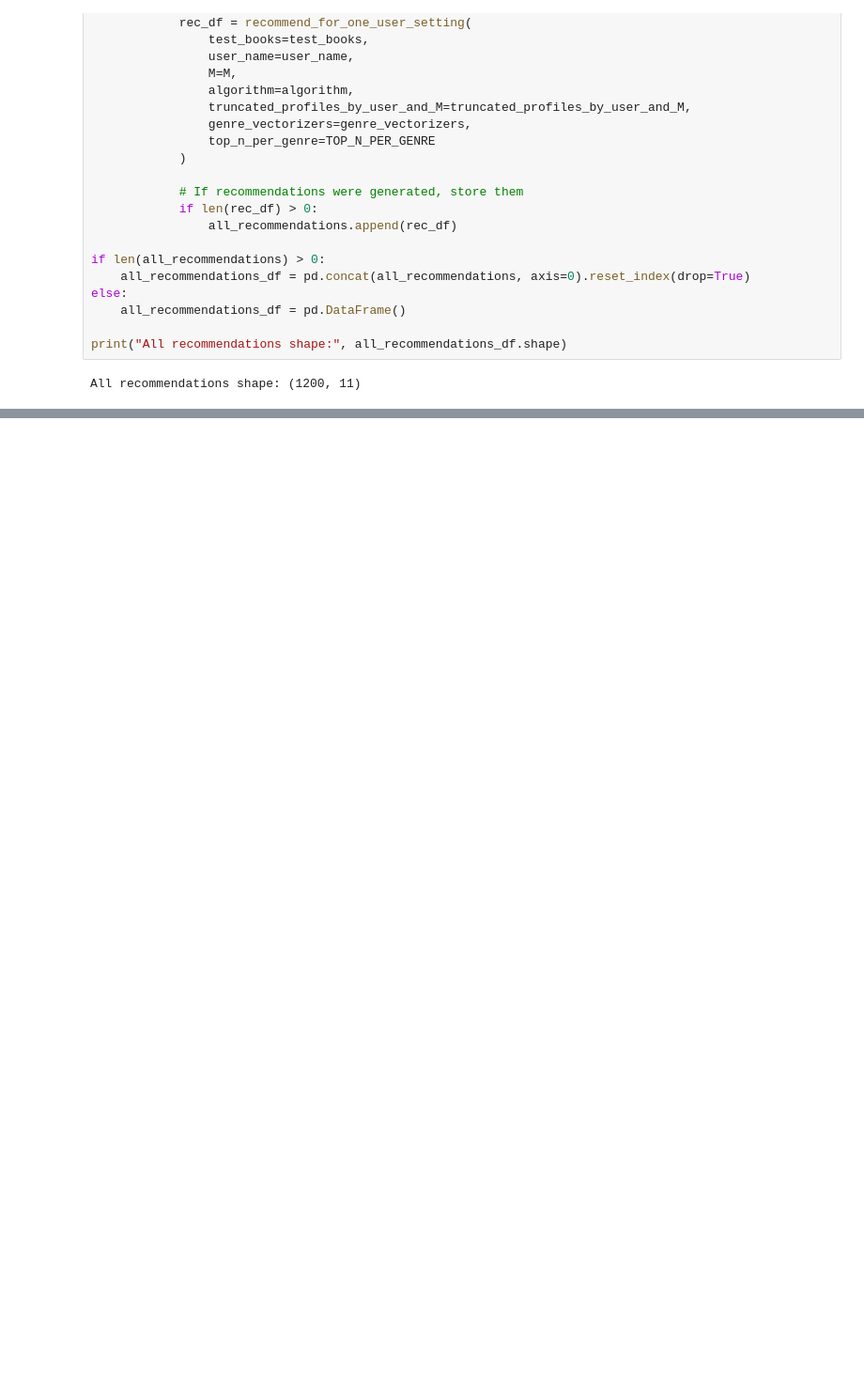
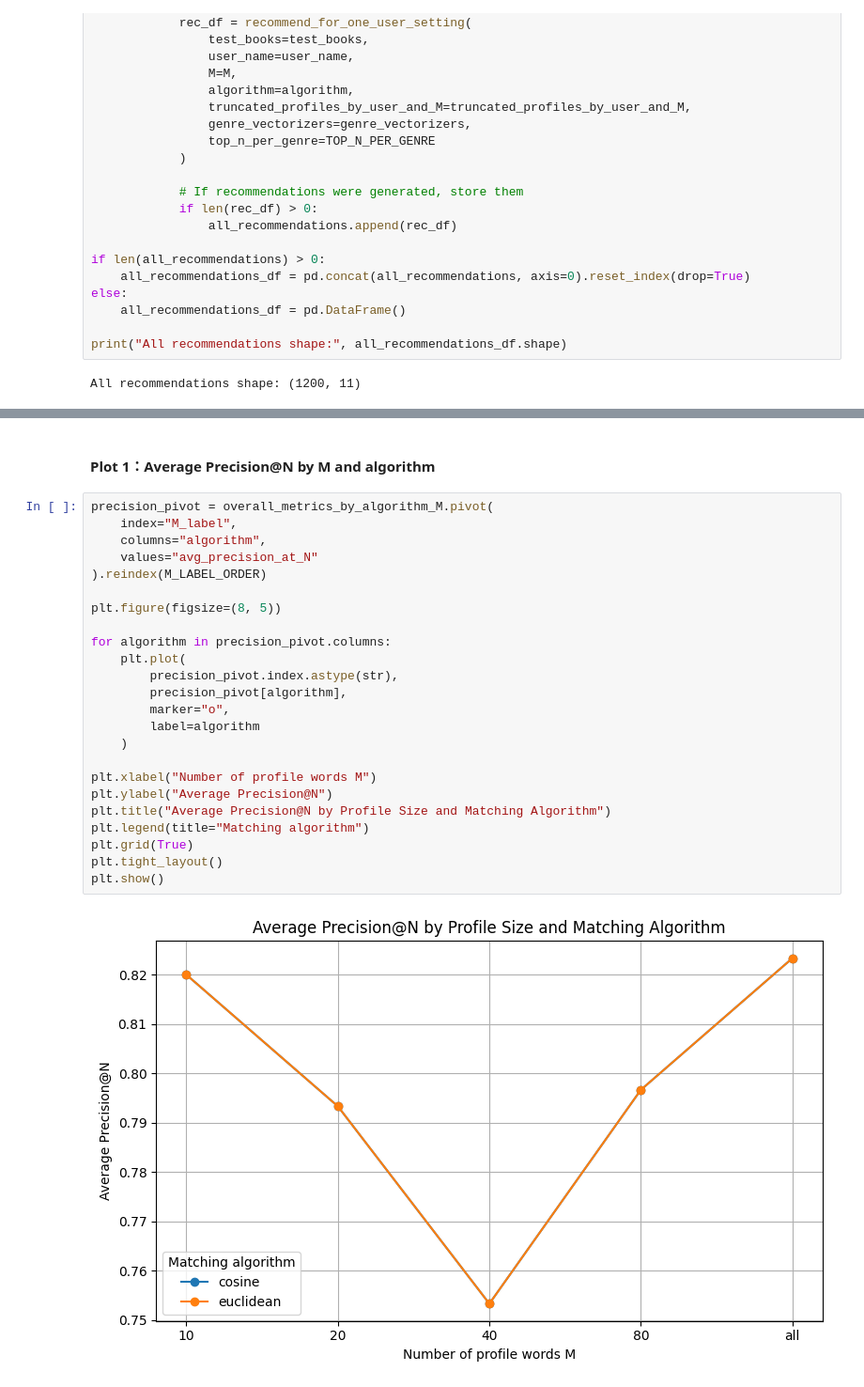
Before and after one commit to ZoeYiDing/nicole, a Jupyter notebook: assignment answer.ipynb, the cells around one changed output, grey strips where cells are left out. Shown at 94% size. Drawn from its saved outputs; the diff is of its cells as text; blank space fills up the shorter version.

```diff
--- a/assignment answer.ipynb
+++ b/assignment answer.ipynb
@@ -2135,0 +2198,28 @@ overall_metrics_by_algorithm_M = overall_metrics_by_algorithm_M.sort_values(
+# %% [markdown]
+#### Plot 1：Average Precision@N by M and algorithm
+# %%
+precision_pivot = overall_metrics_by_algorithm_M.pivot(
+    index="M_label",
+    columns="algorithm",
+    values="avg_precision_at_N"
+).reindex(M_LABEL_ORDER)
+
+plt.figure(figsize=(8, 5))
+
+for algorithm in precision_pivot.columns:
+    plt.plot(
+        precision_pivot.index.astype(str),
+        precision_pivot[algorithm],
+        marker="o",
+        label=algorithm
+    )
+
+plt.xlabel("Number of profile words M")
+plt.ylabel("Average Precision@N")
+plt.title("Average Precision@N by Profile Size and Matching Algorithm")
+plt.legend(title="Matching algorithm")
+plt.grid(True)
+plt.tight_layout()
+plt.show()
+# %% [output]
+[figure, added]
```
Also changed, not shown: parts of 14 cells of this notebook.
